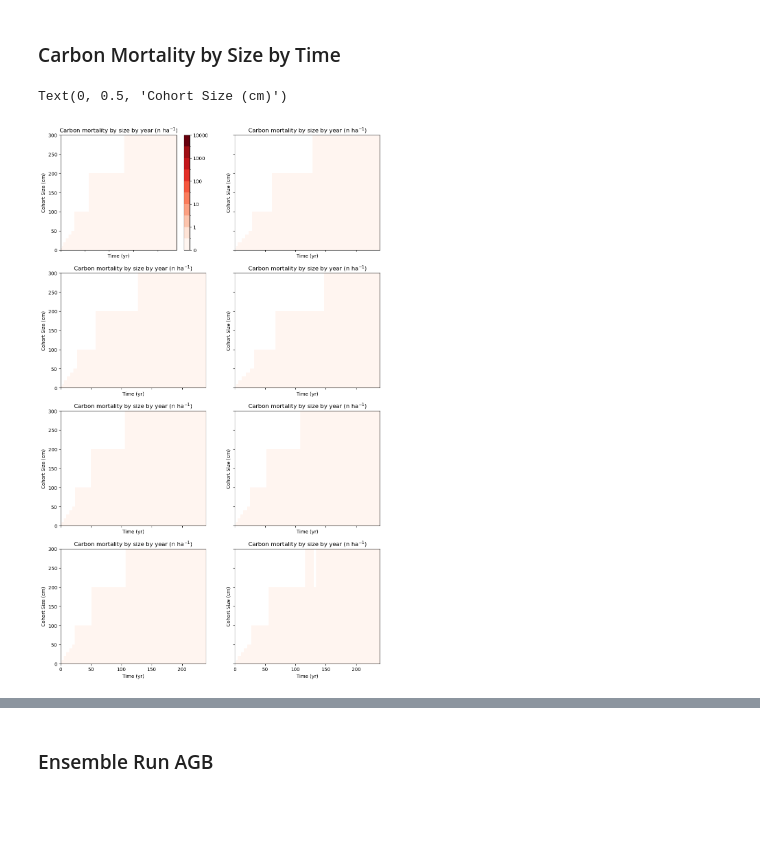
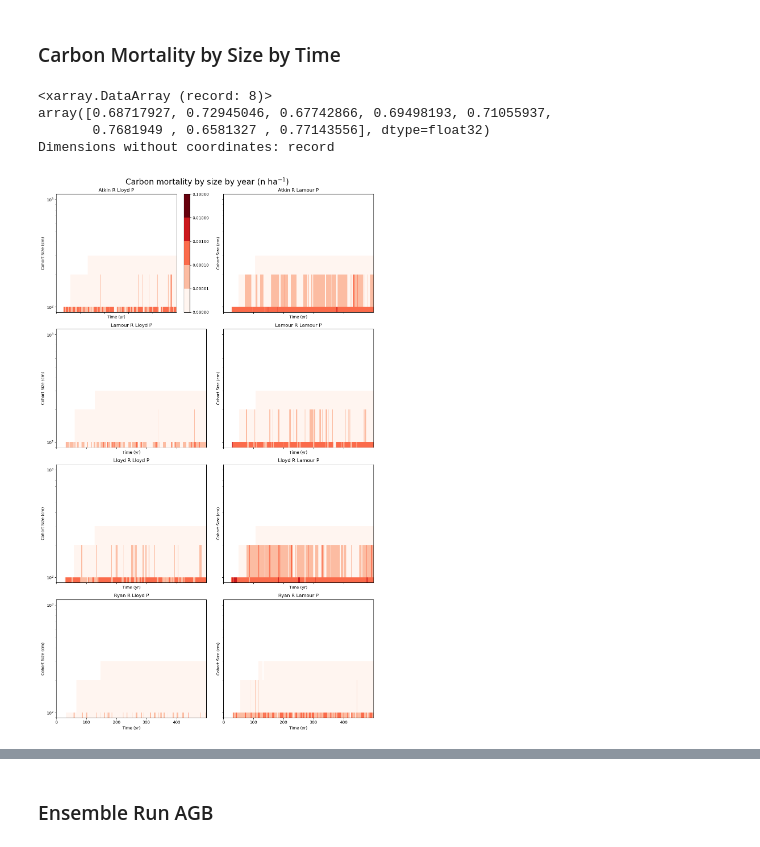
Before and after one commit to dey3434/suli_internship, a Jupyter notebook: SULI Project - Benchmarking and Testing.ipynb, the cells around one changed output, grey strips where cells are left out. Saved outputs shown, nothing was run; the diff lists cells and outputs as text; code cells hidden in the pictures; blank space fills up the shorter version.

Commit message:
benchmarking file updated with final model outputs and new growth rate plot

```diff
--- a/SULI Project - Benchmarking and Testing.ipynb
+++ b/SULI Project - Benchmarking and Testing.ipynb
@@ -114,7 +114,14 @@ bcie2time = bcie2.variables['time'] / 365
 #bcie3 = '/Users/sharmiladey/Desktop/bci_ensemble_2pfts_vert_scaling_slatop1.5.Eb645be3aa2-Ff47577fa.2023-07-05.h0.ensemble.sofar.nc'
 #first run with all 8 models! has a fates bug tho
 #bcie3 = '/Users/sharmiladey/Desktop/bci_ensemble_2pfts_vert_vcmax_scaling.Eb645be3aa2-F00b6500c.2023-07-14.h0.ensemble.sofar.nc'
-bcie3 = '/Users/sharmiladey/Desktop/bci_ensemble_2pfts_vert_vcmax_scaling.Eb645be3aa2-F2cdbefb8.2023-07-17.h0.ensemble.sofar.nc'
+#250 years, all 8 models
+#bcie3 = '/Users/sharmiladey/Desktop/bci_ensemble_2pfts_vert_vcmax_scaling.Eb645be3aa2-F2cdbefb8.2023-07-17.h0.ensemble.sofar.nc'
+#500 years, all 8 models, finished version of previous bcie3
+#bcie3 = '/Users/sharmiladey/Desktop/bci_ensemble_2pfts_vert_vcmax_scaling.Eb645be3aa2-F2cdbefb8.2023-07-25.h0.ensemble.sofar.nc'
+#300 years new history output variable
+#bcie3 = '/Users/sharmiladey/Desktop/bci_ensemble_2pfts_vert_vcmax_scaling.Eb645be3aa2-F93377650.2023-07-25.h0.ensemble.sofar.nc'
+#500 version of model above
+bcie3 = '/Users/sharmiladey/Desktop/bci_ensemble_2pfts_vert_vcmax_scaling.Eb645be3aa2-F93377650.2023-07-28.h0.ensemble.sofar.nc'
 bcie3 = xr.open_dataset(bcie3, decode_times=False)
 bcie3time = bcie3.variables['time'] / 365
 
@@ -944,9 +980,10 @@ Dimensions without coordinates: record
 ### Carbon Mortality by Size by Time
 # %%
 # #plants by size by yr
+# /m^2 to /ha
 cstarv = bcie3.FATES_MORTALITY_CSTARV_SZPF
 cstarv = fa.scpf_to_scls_by_pft(cstarv, bcie3)
-cstarv = np.squeeze(cstarv.sum(dim='fates_levpft'))
+cstarv = np.squeeze(cstarv.sum(dim='fates_levpft'))* 10000
 
 numplant = bcie3.FATES_NPLANT_SZ
 numplant = numplant.isel(time=slice(0,500), lndgrid=0)*10000
@@ -956,52 +993,72 @@ cstarv = cstarv/numplant
 cohort_size_bins = bcie3.variables['fates_levscls'].values
 cohort_size_bins = np.append(cohort_size_bins,cohort_size_bins[len(cohort_size_bins)-1]*1.5)
 
-levels = np.array([0.1,0.3,1.,3.,10.,30., 100.,300.,1000., 3000., 10000.])
+levels = np.array([0.000001, 0.00001, 0.0001, 0.001, 0.01, 0.1])
 cmap = plt.get_cmap('Reds')
 norm = BoundaryNorm(levels, ncolors=cmap.N, clip=True)
 
 fig1, ((f1ax0, f1ax1), (f1ax2, f1ax3), (f1ax4, f1ax5), (f1ax6, f1ax7)) = plt.subplots(nrows=4, ncols=2, figsize=(12, 20), sharex=True, sharey=True)
 
-im0 = f1ax0.pcolormesh(bcie3time.isel(time=slice(0,240)), cohort_size_bins, (cstarv)[0,:].isel(time=slice(0,239)).transpose(), cmap=cmap, norm=norm)
+im0 = f1ax0.pcolormesh(bcie3time.isel(time=slice(0,500)), cohort_size_bins, (cstarv)[0,:].isel(time=slice(0,499)).transpose(), cmap=cmap, norm=norm)
 fig1.colorbar(im0, ax=f1ax0)
-f1ax0.set_title(r'Carbon mortality by size by year (n ha$^{-1}$)')
+f1ax0.set_title(r'Atkin R Lloyd P')
 f1ax0.set_xlabel('Time (yr)')
 f1ax0.set_ylabel('Cohort Size (cm)')
+f1ax0.set_yscale('log')
 
-im1 = f1ax1.pcolormesh(bcie3time.isel(time=slice(0,240)), cohort_size_bins, (cstarv)[1,:].isel(time=slice(0,239)).transpose(), cmap=cmap, norm=norm)
-f1ax1.set_title(r'Carbon mortality by size by year (n ha$^{-1}$)')
+im1 = f1ax1.pcolormesh(bcie3time.isel(time=slice(0,500)), cohort_size_bins, (cstarv)[4,:].isel(time=slice(0,499)).transpose(), cmap=cmap, norm=norm)
+f1ax1.set_title(r'Atkin R Lamour P')
 f1ax1.set_xlabel('Time (yr)')
 f1ax1.set_ylabel('Cohort Size (cm)')
+f1ax1.set_yscale('log')
 
-im2 = f1ax2.pcolormesh(bcie3time.isel(time=slice(0,240)), cohort_size_bins, (cstarv)[2,:].isel(time=slice(0,239)).transpose(), cmap=cmap, norm=norm)
-f1ax2.set_title(r'Carbon mortality by size by year (n ha$^{-1}$)')
+im2 = f1ax2.pcolormesh(bcie3time.isel(time=slice(0,500)), cohort_size_bins, (cstarv)[1,:].isel(time=slice(0,499)).transpose(), cmap=cmap, norm=norm)
+f1ax2.set_title(r'Lamour R Lloyd P')
 f1ax2.set_xlabel('Time (yr)')
 f1ax2.set_ylabel('Cohort Size (cm)')
+f1ax2.set_yscale('log')
 
-im3 = f1ax3.pcolormesh(bcie3time.isel(time=slice(0,240)), cohort_size_bins, (cstarv)[3,:].isel(time=slice(0,239)).transpose(), cmap=cmap, norm=norm)
-f1ax3.set_title(r'Carbon mortality by size by year (n ha$^{-1}$)')
+im3 = f1ax3.pcolormesh(bcie3time.isel(time=slice(0,500)), cohort_size_bins, (cstarv)[5,:].isel(time=slice(0,499)).transpose(), cmap=cmap, norm=norm)
+f1ax3.set_title(r'Lamour R Lamour P')
 f1ax3.set_xlabel('Time (yr)')
 f1ax3.set_ylabel('Cohort Size (cm)')
+f1ax3.set_yscale('log')
 
-im4 = f1ax4.pcolormesh(bcie3time.isel(time=slice(0,240)), cohort_size_bins, (cstarv)[4,:].isel(time=slice(0,239)).transpose(), cmap=cmap, norm=norm)
-f1ax4.set_title(r'Carbon mortality by size by year (n ha$^{-1}$)')
+im4 = f1ax4.pcolormesh(bcie3time.isel(time=slice(0,500)), cohort_size_bins, (cstarv)[2,:].isel(time=slice(0,499)).transpose(), cmap=cmap, norm=norm)
+f1ax4.set_title(r'Lloyd R Lloyd P')
 f1ax4.set_xlabel('Time (yr)')
 f1ax4.set_ylabel('Cohort Size (cm)')
+f1ax4.set_yscale('log')
 
-im5 = f1ax5.pcolormesh(bcie3time.isel(time=slice(0,240)), cohort_size_bins, (cstarv)[5,:].isel(time=slice(0,239)).transpose(), cmap=cmap, norm=norm)
-f1ax5.set_title(r'Carbon mortality by size by year (n ha$^{-1}$)')
+im5 = f1ax5.pcolormesh(bcie3time.isel(time=slice(0,500)), cohort_size_bins, (cstarv)[6,:].isel(time=slice(0,499)).transpose(), cmap=cmap, norm=norm)
+f1ax5.set_title(r'Lloyd R Lamour P')
 f1ax5.set_xlabel('Time (yr)')
 f1ax5.set_ylabel('Cohort Size (cm)')
+f1ax5.set_yscale('log')
 
-im6 = f1ax6.pcolormesh(bcie3time.isel(time=slice(0,240)), cohort_size_bins, (cstarv)[6,:].isel(time=slice(0,239)).transpose(), cmap=cmap, norm=norm)
-f1ax6.set_title(r'Carbon mortality by size by year (n ha$^{-1}$)')
+im6 = f1ax6.pcolormesh(bcie3time.isel(time=slice(0,500)), cohort_size_bins, (cstarv)[3,:].isel(time=slice(0,499)).transpose(), cmap=cmap, norm=norm)
+f1ax6.set_title(r'Ryan R Lloyd P')
 f1ax6.set_xlabel('Time (yr)')
 f1ax6.set_ylabel('Cohort Size (cm)')
+f1ax6.set_yscale('log')
 
-im7 = f1ax7.pcolormesh(bcie3time.isel(time=slice(0,240)), cohort_size_bins, (cstarv)[7,:].isel(time=slice(0,239)).transpose(), cmap=cmap, norm=norm)
-f1ax7.set_title(r'Carbon mortality by size by year (n ha$^{-1}$)')
+im7 = f1ax7.pcolormesh(bcie3time.isel(time=slice(0,500)), cohort_size_bins, (cstarv)[7,:].isel(time=slice(0,499)).transpose(), cmap=cmap, norm=norm)
+f1ax7.set_title(r'Ryan R Lamour P')
 f1ax7.set_xlabel('Time (yr)')
 f1ax7.set_ylabel('Cohort Size (cm)')
+f1ax7.set_yscale('log')
+
+fig1.suptitle(r'Carbon mortality by size by year (n ha$^{-1}$)', fontsize=20)
+fig1.tight_layout()
+fig1.subplots_adjust(top=0.95)
+
+cstarv = cstarv.isel(time=slice(tave_start, tave_stop))
+cstarv = np.squeeze(cstarv.sum(dim='fates_levscls'))
+cstarv = cstarv.mean(dim="time")
+print(cstarv)
 # %% [output]
-Text(0, 0.5, 'Cohort Size (cm)')
+<xarray.DataArray (record: 8)>
+array([0.68717927, 0.72945046, 0.67742866, 0.69498193, 0.71055937,
+       0.7681949 , 0.6581327 , 0.77143556], dtype=float32)
+Dimensions without coordinates: record
-[figure, old version]
+[figure, new version]
```
Also changed, not shown: parts of 26 cells of this notebook.
